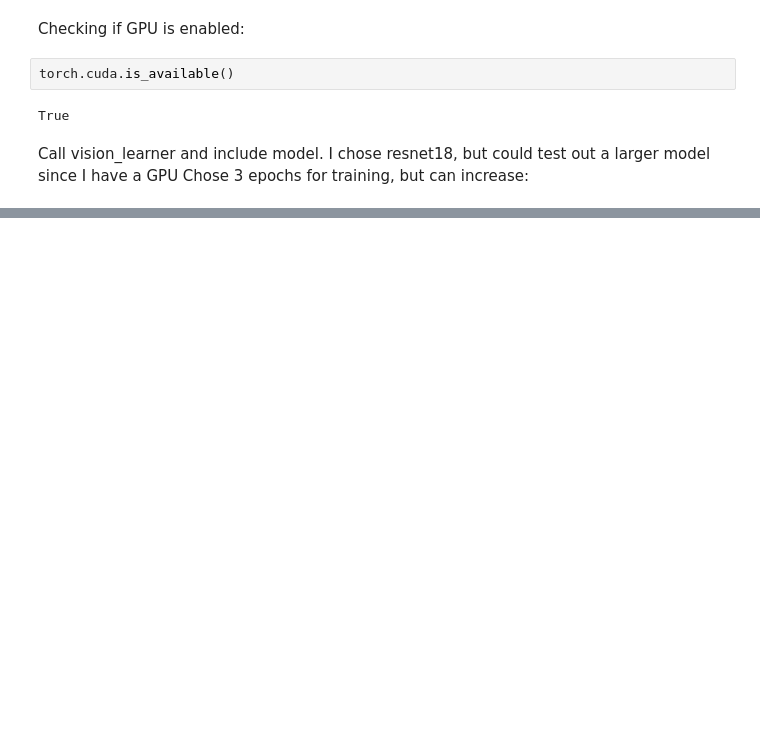
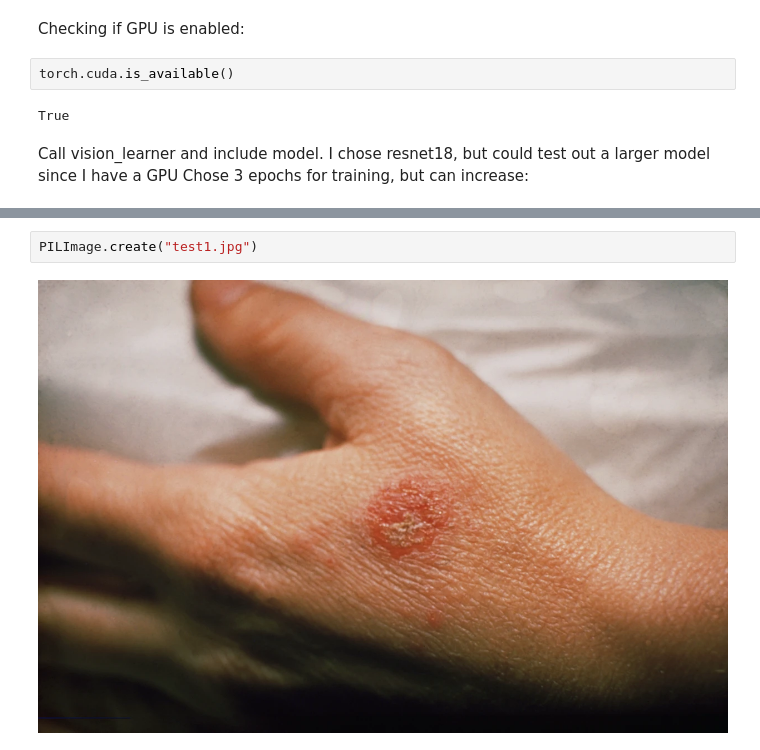
Before and after one commit to rzeydelis/skin_disease_detector, a Jupyter notebook: statement.ipynb, the cells around one changed output, grey strips where cells are left out. Drawn from its saved outputs; the diff is of its cells as text; blank space fills up the shorter version.

```diff
--- a/statement.ipynb
+++ b/statement.ipynb
@@ -85 +89,5 @@ OutOfMemoryError: CUDA out of memory. Tried to allocate 28.00 MiB (GPU 0; 7.78 G
+# %%
+PILImage.create("test1.jpg")
+# %% [output]
+[figure, added]
 # %%
```
Also changed, not shown: parts of 7 cells of this notebook.
